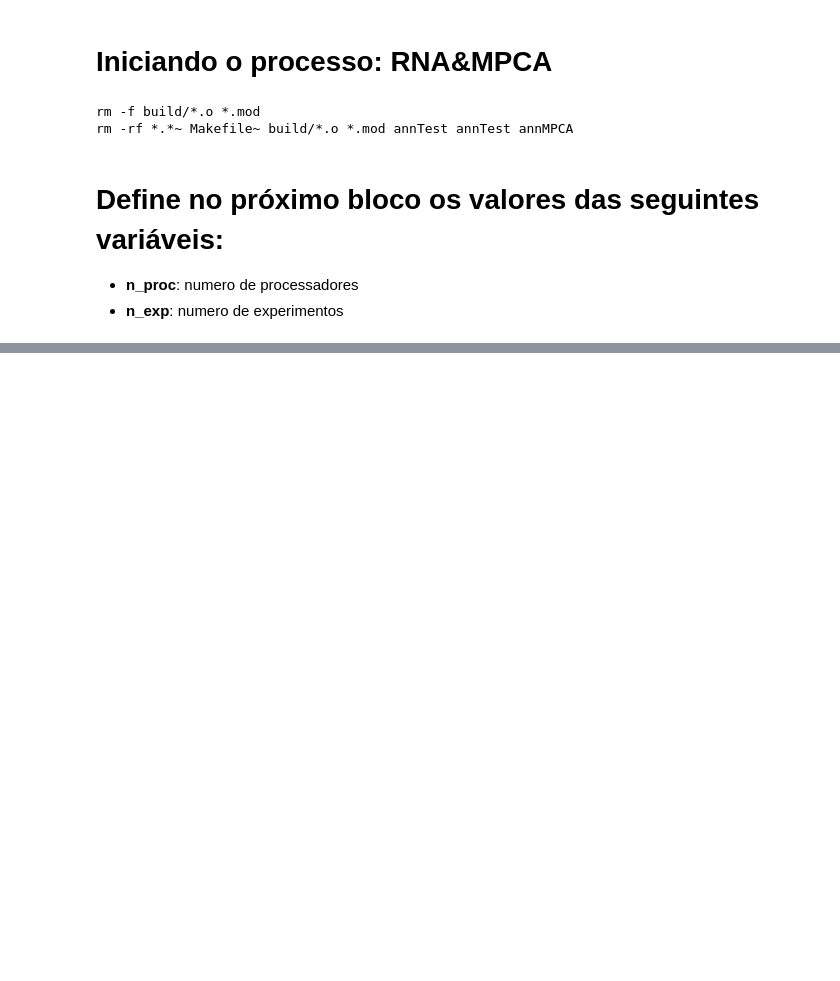
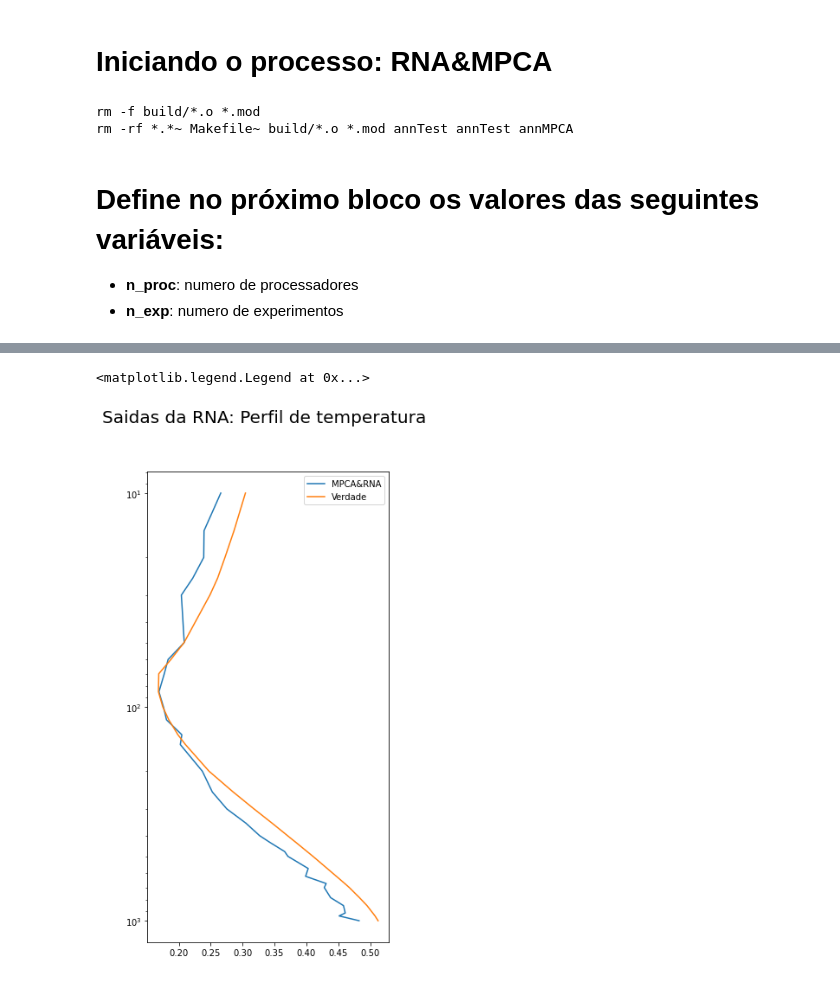
Before and after one commit to sabrinabms/RNA-MPCA, a Jupyter notebook: rna&mpca_local.ipynb, the cells around one changed output, grey strips where cells are left out. Cells and saved outputs as stored; diff of their text form; code cells hidden in the pictures; blank space fills up the shorter version.

```diff
--- a/rna&mpca_local.ipynb
+++ b/rna&mpca_local.ipynb
@@ -20,13 +20,13 @@ from math import *
 # %%
 cwd = os.getcwd()
-pasta_data = cwd+'/data/'
+pasta_data = cwd+'/datain/'
 # Entradas
-entrada = np.loadtxt(pasta_data + 'x.txt')#,"r", header=None, delimiter=r"\s+")
-entrada_gen = np.loadtxt(pasta_data + 'x_gen.txt')#,"r", header=None, delimiter=r"\s+")
-entrada_valid = np.loadtxt(pasta_data + 'x_valid.txt')#,"r", header=None, delimiter=r"\s+")
-entrada_test = np.loadtxt(pasta_data + 'x_test.txt')#,"r", header=None, delimiter=r"\s+")
+entrada = np.loadtxt(pasta_data + 'x.txt')
+entrada_gen = np.loadtxt(pasta_data + 'x_gen.txt')
+entrada_valid = np.loadtxt(pasta_data + 'x_valid.txt')
+entrada_test = np.loadtxt(pasta_data + 'x_test.txt')
 # Saidas
-saida = np.loadtxt(pasta_data + 'y.txt')#,"r", header=None, delimiter=r"\s+")
-saida_gen = np.loadtxt(pasta_data + 'y_gen.txt')#,"r", header=None, delimiter=r"\s+")
-saida_valid = np.loadtxt(pasta_data + 'y_valid.txt')#,"r", header=None, delimiter=r"\s+")
-saida_test = np.loadtxt(pasta_data + 'y_test.txt')#,"r", header=None, delimiter=r"\s+")
+saida = np.loadtxt(pasta_data + 'y.txt')
+saida_gen = np.loadtxt(pasta_data + 'y_gen.txt')
+saida_valid = np.loadtxt(pasta_data + 'y_valid.txt')
+saida_test = np.loadtxt(pasta_data + 'y_test.txt')
@@ -125,0 +125,11 @@ TypeError: unhashable type: 'slice'
+# %%
+f2_master, f2_axes = plt.subplots(figsize=(5,10))
+f2_master.suptitle('Saidas da RNA: Perfil de temperatura', size = 20)
+f2_axes.plot(saida_out[10:,0],eixo_y[10:],label = 'MPCA&RNA')
+f2_axes.plot(saida[10:,0],eixo_y[10:], label = 'Verdade')
+f2_axes.set_yscale('log')
+f2_axes.invert_yaxis()
+f2_axes.legend()
+# %% [output]
+<matplotlib.legend.Legend at 0x...>
+[figure, added]
```
Also changed, not shown: parts of 11 cells of this notebook, 21 other files.
